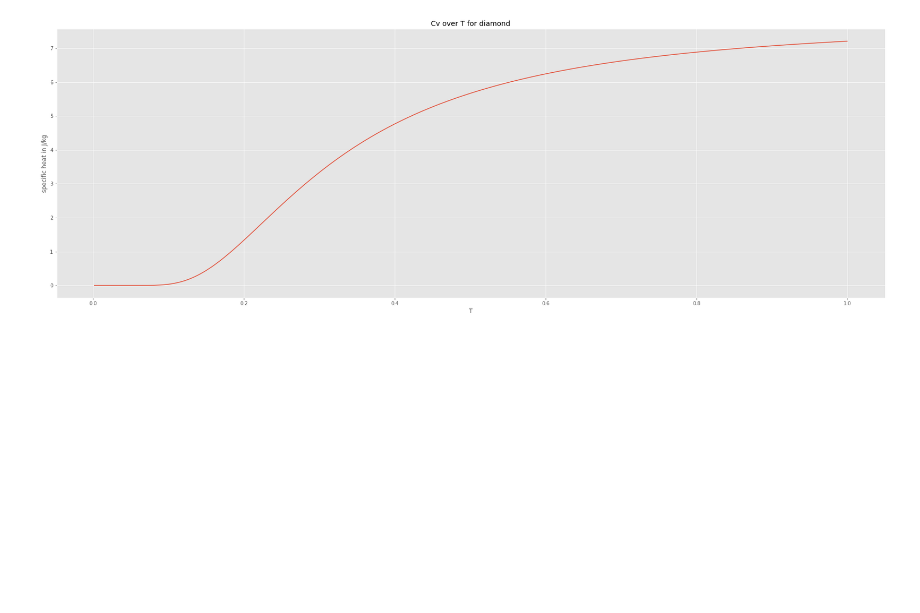
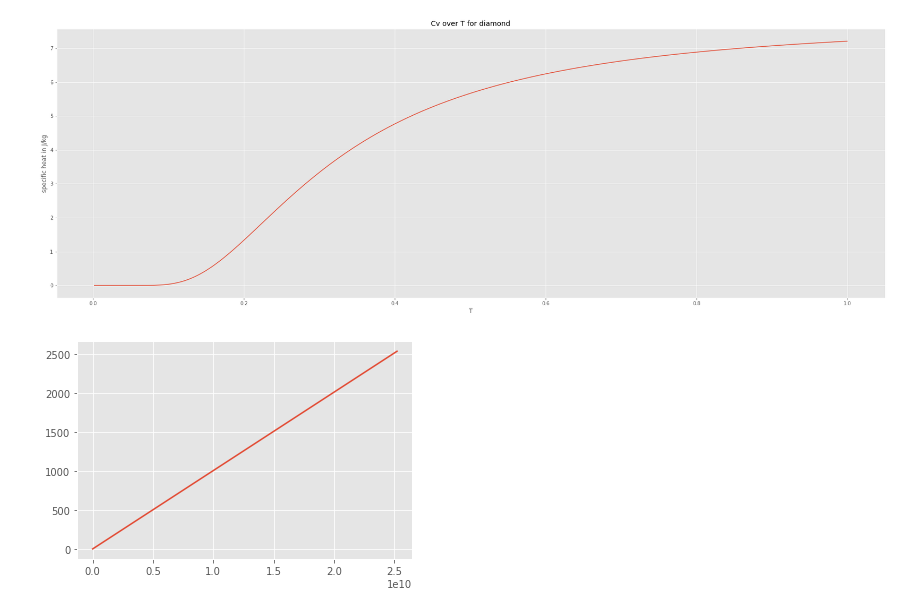
Before and after one commit to Aasrith1906/Mentorship-Program, a Jupyter notebook: session 3/Session 3 (specific heat).ipynb, the cells around one changed output. Saved outputs shown, nothing was run; the diff lists cells and outputs as text; code cells hidden in the pictures; blank space fills up the shorter version.

Commit message:
debye formula

```diff
--- a/session 3/Session 3 (specific heat).ipynb
+++ b/session 3/Session 3 (specific heat).ipynb
@@ -55,0 +54,34 @@ e.Plot()
+# %%
+class DebyeFormula():
+
+    def __init__(self , dt):
+
+        self.dt = dt #debye temperate in kelvin
+        self.w = 0 #debye frequency
+        self.cv = [] #specific heat at constant volume
+        self.t_s = np.arange(1 , self.dt , 0.1) #temperature series between 1 , dt with 0.1k incrememt
+        self.h = 1.054e-34 #plancks constant h-bar
+        self.kb =  1.3e-23 #boltzmann constant J/k
+        self.xd  = self.dt/self.t_s
+        self.N = 6.023e23 #avagadros number , number of atoms in 1 mol of a substance
+
+    def CalculateW(self):
+
+        self.w = self.h*self.dt/self.kb
+
+
+    def CalculateSH(self):
+
+        self.CalculateW()
+        self.cv = 324*self.N*self.kb*((self.t_s/self.dt)**3)
+
+    def plot(self):
+
+        self.CalculateSH()
+        plt.plot(self.t_s**3 , self.cv)
+        plt.show()
+# %%
+d = DebyeFormula(2933)
+d.plot()
+# %% [output]
+[figure, added]
```
Also changed, not shown: parts of 3 cells of this notebook.
